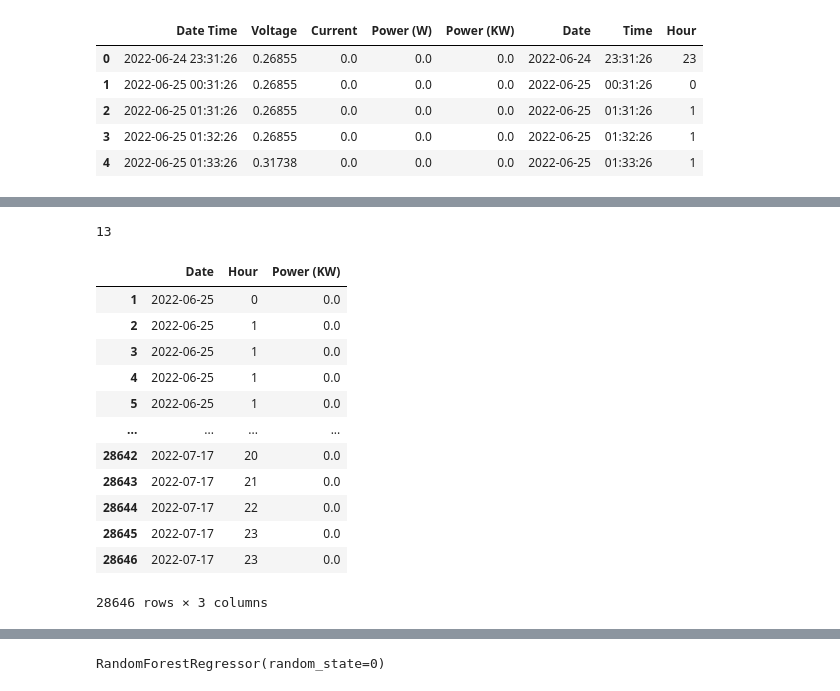
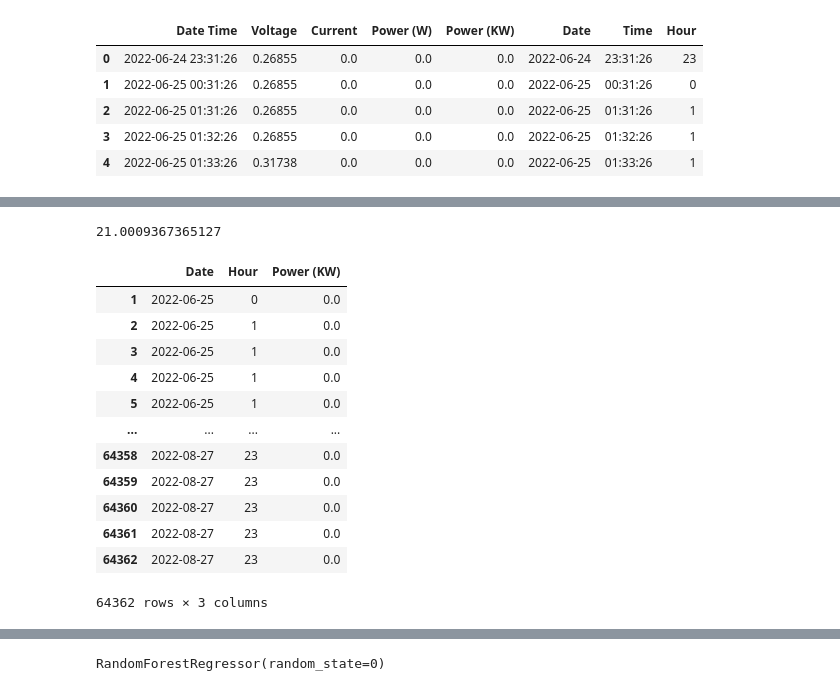
Before and after one commit to Mubeen31/solar-power-predictions, a Jupyter notebook: ML models/Random forest regression model/random forest regression model.ipynb, the cells around one changed output, grey strips where cells are left out. Cells and saved outputs as stored; diff of their text form; code cells hidden in the pictures.

```diff
--- a/ML models/Random forest regression model/random forest regression model.ipynb
+++ b/ML models/Random forest regression model/random forest regression model.ipynb
@@ -68,31 +56,32 @@ filter_today_values = df[df['Date'] == unique_date[-1]][['Date', 'Hour', 'Power
 today_hourly_values = filter_today_values.groupby(['Date', 'Hour'])['Power (KW)'].sum().reset_index()
 # filter_today_hourly_values = today_hourly_values[['Power (KW)']]
 length_today_hourly_values = len(today_hourly_values)
-length_today_hourly_values
+# length_today_hourly_values
 # today_hourly_values
+today_hourly_values['Power (KW)'].sum()
 # %% [output]
-13
+21.0009367365127
 # %%
 # scaler = StandardScaler()
 # transform_today_hourly_values = scaler.fit_transform(filter_today_hourly_values)
 # transform_today_hourly_values
 # %%
-filter_daily_values = df[(df['Date'] > '2022-06-24') & (df['Date'] <= unique_date[-2])][['Date', 'Hour', 'Power (KW)']]
+filter_daily_values = df[(df['Date'] >= '2022-06-25') & (df['Date'] <= unique_date[-2])][['Date', 'Hour', 'Power (KW)']]
 filter_daily_values
 # %% [output]
 |  | Date | Hour | Power (KW) |
 | 1 | 2022-06-25 | 0 | 0.0 |
 | 2 | 2022-06-25 | 1 | 0.0 |
 | 3 | 2022-06-25 | 1 | 0.0 |
 | 4 | 2022-06-25 | 1 | 0.0 |
 | 5 | 2022-06-25 | 1 | 0.0 |
 | ... | ... | ... | ... |
-| 28642 | 2022-07-17 | 20 | 0.0 |
-| 28643 | 2022-07-17 | 21 | 0.0 |
-| 28644 | 2022-07-17 | 22 | 0.0 |
-| 28645 | 2022-07-17 | 23 | 0.0 |
-| 28646 | 2022-07-17 | 23 | 0.0 |
+| 64358 | 2022-08-27 | 23 | 0.0 |
+| 64359 | 2022-08-27 | 23 | 0.0 |
+| 64360 | 2022-08-27 | 23 | 0.0 |
+| 64361 | 2022-08-27 | 23 | 0.0 |
+| 64362 | 2022-08-27 | 23 | 0.0 |
-28646 rows × 3 columns
+64362 rows × 3 columns
 # %%
 daily_hourly_values = filter_daily_values.groupby(['Date', 'Hour'])['Power (KW)'].sum().reset_index()
 daily_hourly_values
```
Also changed, not shown: parts of 36 cells of this notebook, 7 other files.
